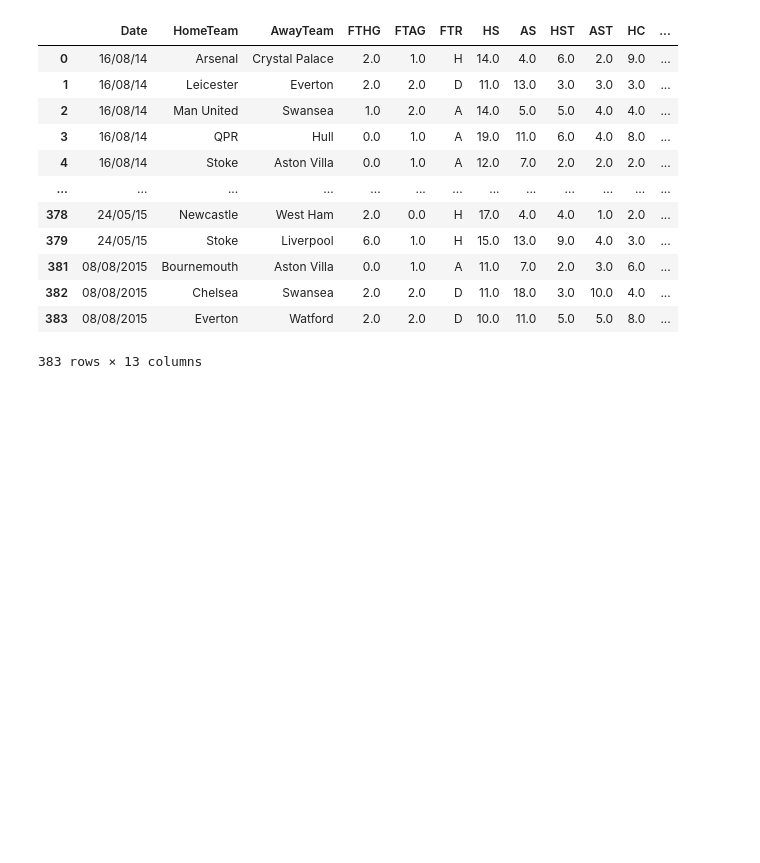
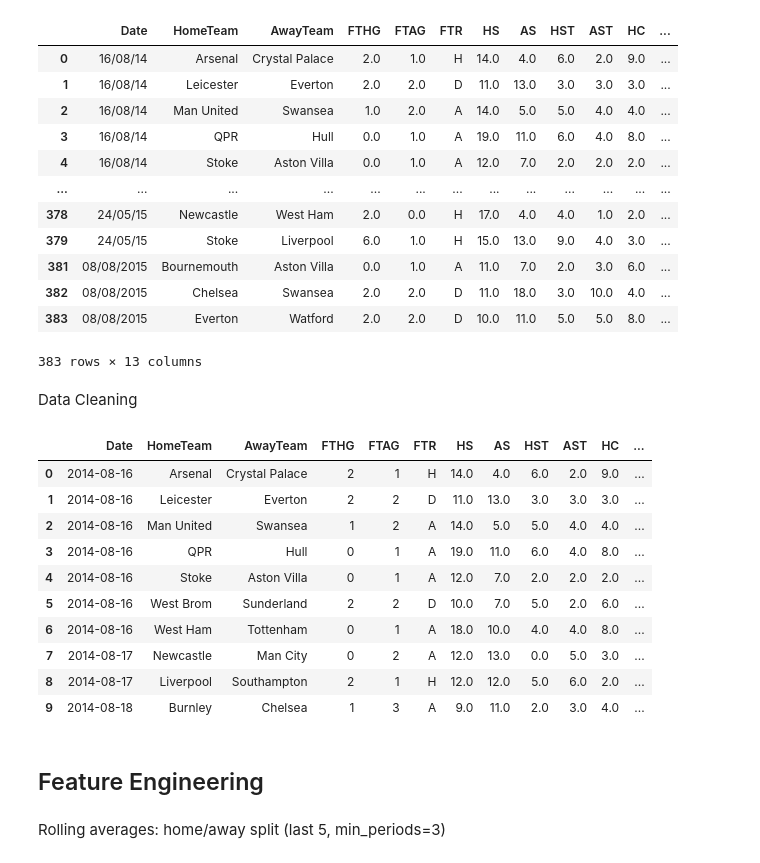
Before and after one commit to youssefelhossiny/PremMLPredictor, a Jupyter notebook: data_pipeline.ipynb, the cells around one changed output. Saved outputs shown, nothing was run; the diff lists cells and outputs as text; code cells hidden in the pictures; blank space fills up the shorter version.

```diff
--- a/data_pipeline.ipynb
+++ b/data_pipeline.ipynb
@@ -167,3 +166,30 @@ df.head(383)
 | 382 | 08/08/2015 | Chelsea | Swansea | 2.0 | 2.0 | D | 11.0 | 18.0 | 3.0 | 10.0 | 4.0 | ... |
 | 383 | 08/08/2015 | Everton | Watford | 2.0 | 2.0 | D | 10.0 | 11.0 | 5.0 | 5.0 | 8.0 | ... |
 383 rows × 13 columns
+# %% [markdown]
+Data Cleaning
+# %%
+# Parse date, fix dtypes, sort chronologically
+df = raw.dropna(subset=["HomeTeam"]).copy()
+df["Date"] = pd.to_datetime(df["Date"], format='mixed', dayfirst=True)
+df["FTHG"] = df["FTHG"].astype(int)
+df["FTAG"] = df["FTAG"].astype(int)
+df = df.sort_values("Date").reset_index(drop=True)
+
+df.head(10)
+# %% [output]
+|  | Date | HomeTeam | AwayTeam | FTHG | FTAG | FTR | HS | AS | HST | AST | HC | ... |
+| 0 | 2014-08-16 | Arsenal | Crystal Palace | 2 | 1 | H | 14.0 | 4.0 | 6.0 | 2.0 | 9.0 | ... |
+| 1 | 2014-08-16 | Leicester | Everton | 2 | 2 | D | 11.0 | 13.0 | 3.0 | 3.0 | 3.0 | ... |
+| 2 | 2014-08-16 | Man United | Swansea | 1 | 2 | A | 14.0 | 5.0 | 5.0 | 4.0 | 4.0 | ... |
+| 3 | 2014-08-16 | QPR | Hull | 0 | 1 | A | 19.0 | 11.0 | 6.0 | 4.0 | 8.0 | ... |
+| 4 | 2014-08-16 | Stoke | Aston Villa | 0 | 1 | A | 12.0 | 7.0 | 2.0 | 2.0 | 2.0 | ... |
+| 5 | 2014-08-16 | West Brom | Sunderland | 2 | 2 | D | 10.0 | 7.0 | 5.0 | 2.0 | 6.0 | ... |
+| 6 | 2014-08-16 | West Ham | Tottenham | 0 | 1 | A | 18.0 | 10.0 | 4.0 | 4.0 | 8.0 | ... |
+| 7 | 2014-08-17 | Newcastle | Man City | 0 | 2 | A | 12.0 | 13.0 | 0.0 | 5.0 | 3.0 | ... |
+| 8 | 2014-08-17 | Liverpool | Southampton | 2 | 1 | H | 12.0 | 12.0 | 5.0 | 6.0 | 2.0 | ... |
+| 9 | 2014-08-18 | Burnley | Chelsea | 1 | 3 | A | 9.0 | 11.0 | 2.0 | 3.0 | 4.0 | ... |
+# %% [markdown]
+## Feature Engineering
+# %% [markdown]
+Rolling averages: home/away split (last 5, min_periods=3)
```
Also changed, not shown: parts of 12 cells of this notebook.
